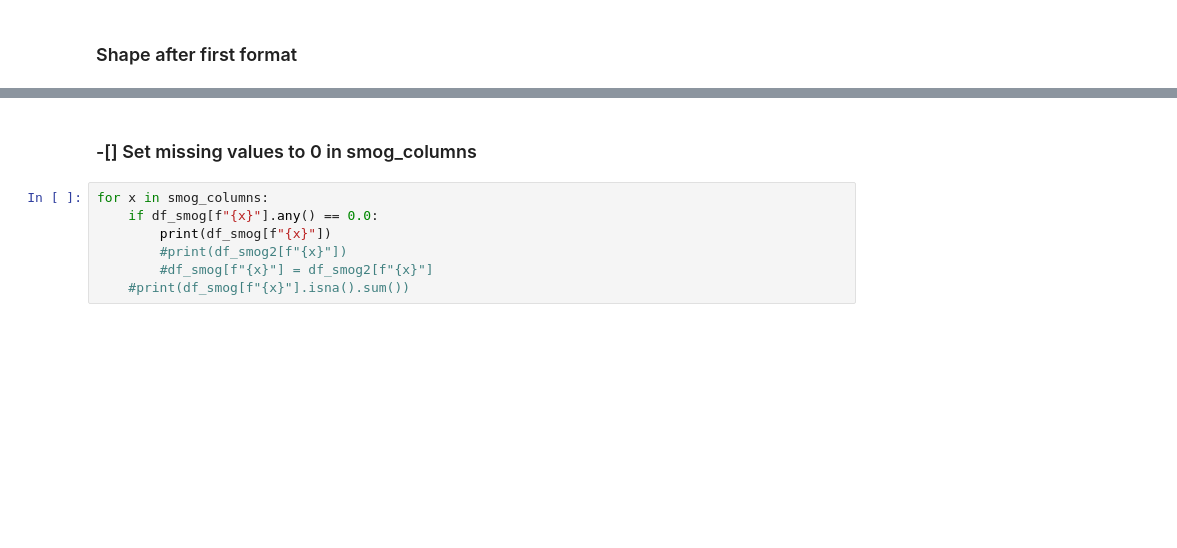
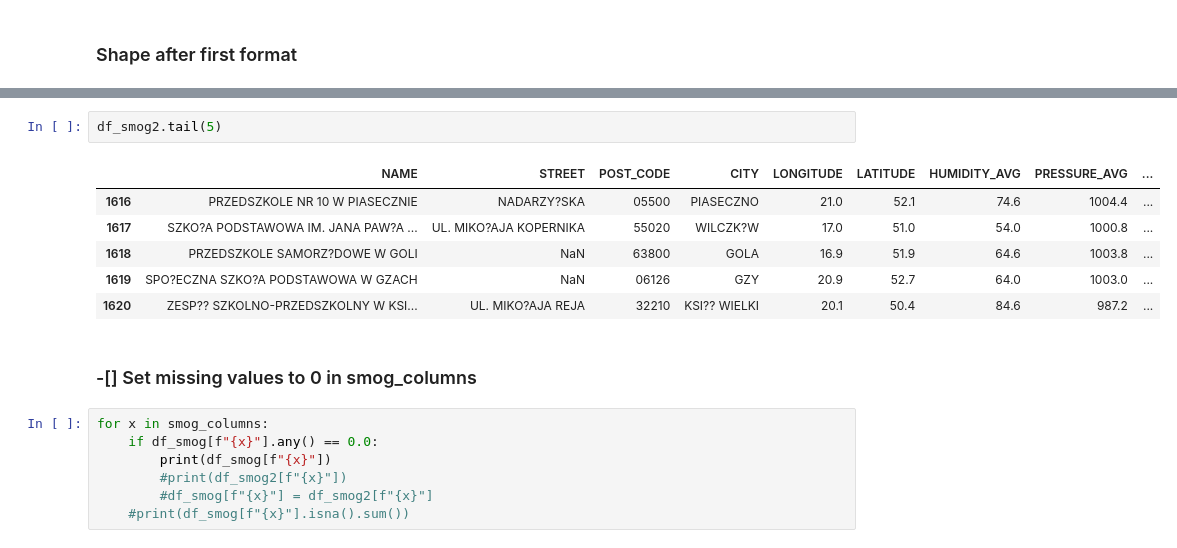
Before and after one commit to Kwadivald/Analiza, a Jupyter notebook: scripts/smog_raw.ipynb, the cells around one changed output, grey strips where cells are left out. Saved outputs shown, nothing was run; the diff lists cells and outputs as text; blank space fills up the shorter version.

```diff
--- a/scripts/smog_raw.ipynb
+++ b/scripts/smog_raw.ipynb
@@ -121,3 +253,12 @@ df_smog2.shape
+# %%
+df_smog2.tail(5)
+# %% [output]
+|  | NAME | STREET | POST_CODE | CITY | LONGITUDE | LATITUDE | HUMIDITY_AVG | PRESSURE_AVG | ... |
+| 1616 | PRZEDSZKOLE NR 10 W PIASECZNIE | NADARZY?SKA | 05500 | PIASECZNO | 21.0 | 52.1 | 74.6 | 1004.4 | ... |
+| 1617 | SZKO?A PODSTAWOWA IM. JANA PAW?A ... | UL. MIKO?AJA KOPERNIKA | 55020 | WILCZK?W | 17.0 | 51.0 | 54.0 | 1000.8 | ... |
+| 1618 | PRZEDSZKOLE SAMORZ?DOWE W GOLI | NaN | 63800 | GOLA | 16.9 | 51.9 | 64.6 | 1003.8 | ... |
+| 1619 | SPO?ECZNA SZKO?A PODSTAWOWA W GZACH | NaN | 06126 | GZY | 20.9 | 52.7 | 64.0 | 1003.0 | ... |
+| 1620 | ZESP?? SZKOLNO-PRZEDSZKOLNY W KSI... | UL. MIKO?AJA REJA | 32210 | KSI?? WIELKI | 20.1 | 50.4 | 84.6 | 987.2 | ... |
 # %% [markdown]
 ### -[] Set missing values to 0 in smog_columns
 # %%
```
Also changed, not shown: parts of 29 cells of this notebook.
